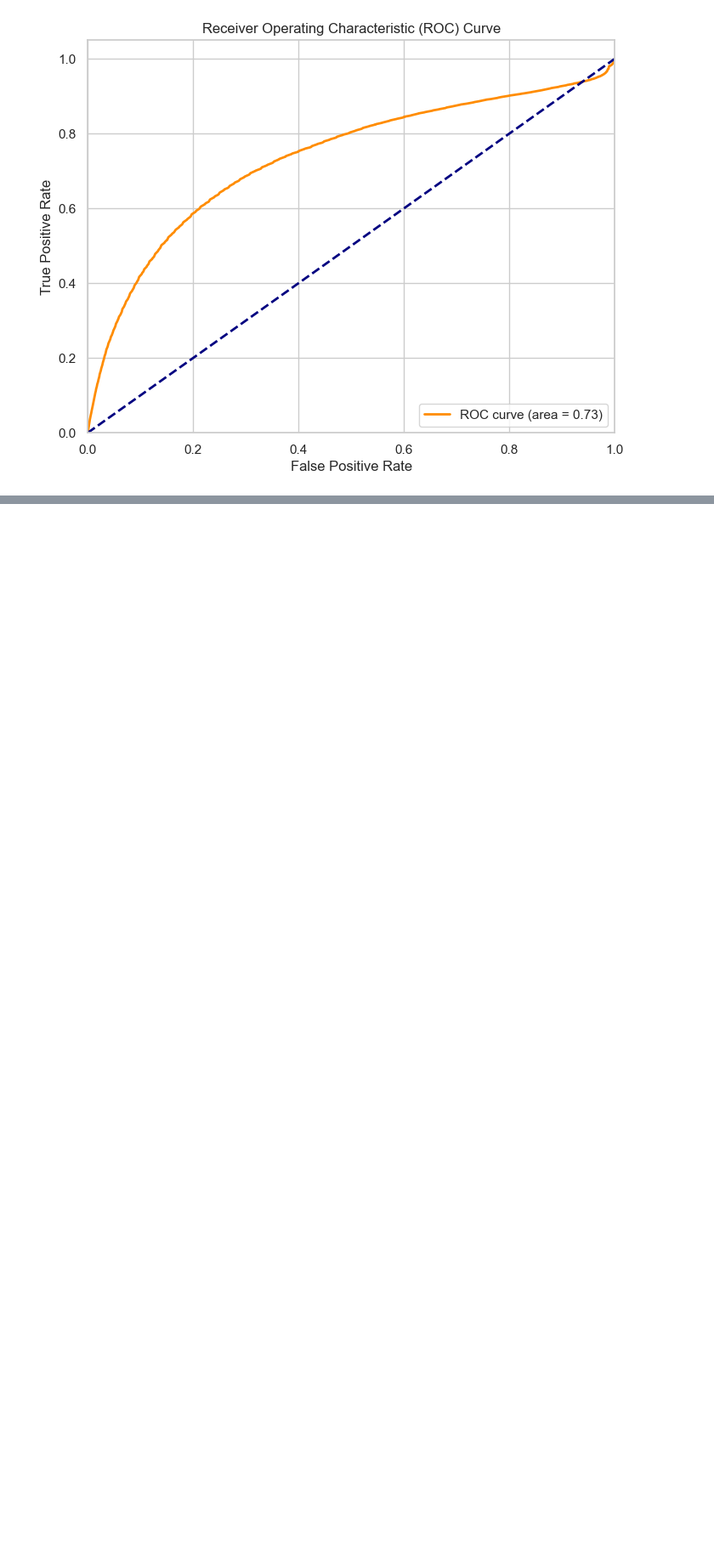
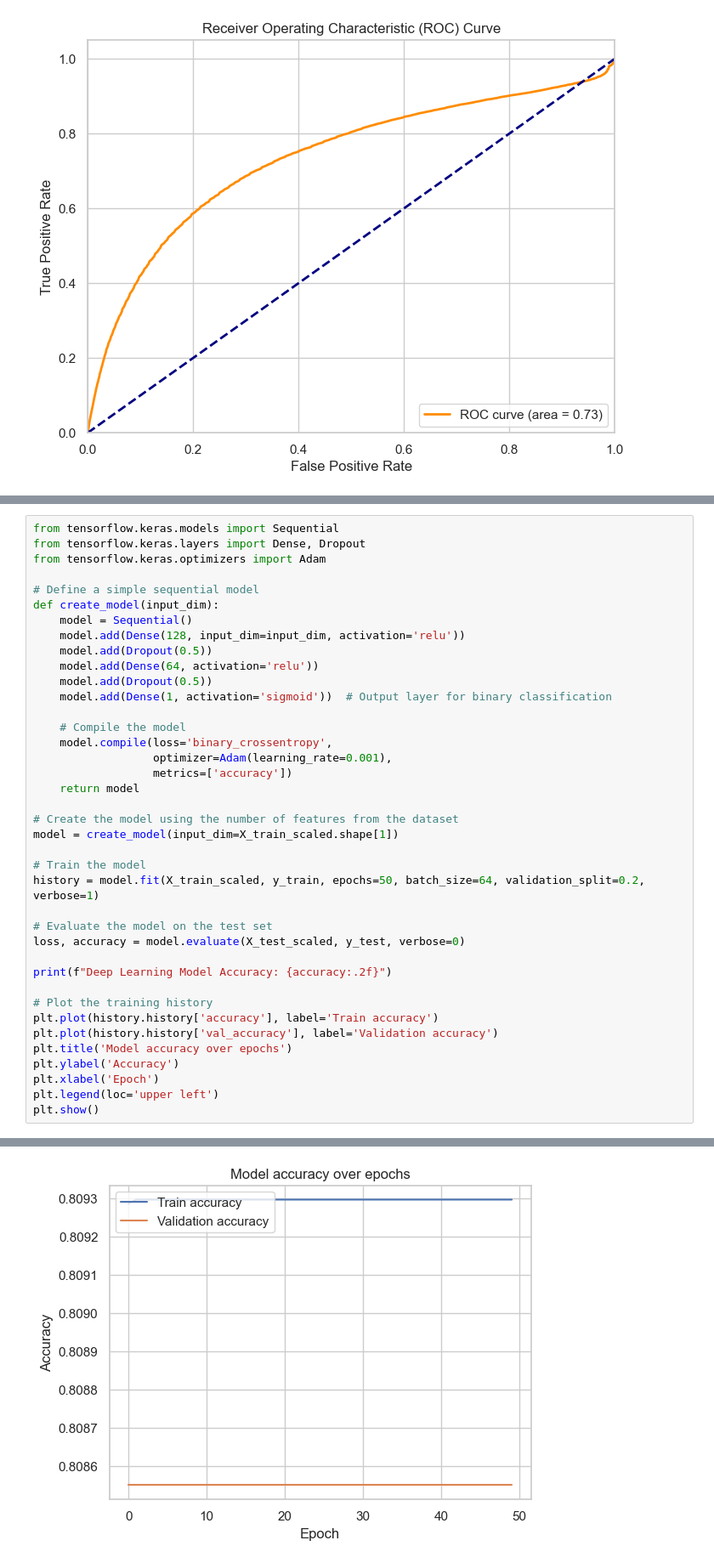
Before and after one commit to MiriJ15/Covid19-Demographic-Analysis, a Jupyter notebook: analysis.ipynb, the cells around one changed output, grey strips where cells are left out. Shown at 85% size. Drawn from its saved outputs; the diff is of its cells as text; blank space fills up the shorter version.

```diff
--- a/analysis.ipynb
+++ b/analysis.ipynb
@@ -165,0 +276,40 @@ plt.show()
+# %%
+from tensorflow.keras.models import Sequential
+from tensorflow.keras.layers import Dense, Dropout
+from tensorflow.keras.optimizers import Adam
+
+# Define a simple sequential model
+def create_model(input_dim):
+    model = Sequential()
+    model.add(Dense(128, input_dim=input_dim, activation='relu'))
+    model.add(Dropout(0.5))
+    model.add(Dense(64, activation='relu'))
+    model.add(Dropout(0.5))
+    model.add(Dense(1, activation='sigmoid'))  # Output layer for binary classification
+
+    # Compile the model
+    model.compile(loss='binary_crossentropy',
+                  optimizer=Adam(learning_rate=0.001),
+                  metrics=['accuracy'])
+    return model
+
+# Create the model using the number of features from the dataset
+model = create_model(input_dim=X_train_scaled.shape[1])
+
+# Train the model
+history = model.fit(X_train_scaled, y_train, epochs=50, batch_size=64, validation_split=0.2, verbose=1)
+
+# Evaluate the model on the test set
+loss, accuracy = model.evaluate(X_test_scaled, y_test, verbose=0)
+
+print(f"Deep Learning Model Accuracy: {accuracy:.2f}")
+
+# Plot the training history
+plt.plot(history.history['accuracy'], label='Train accuracy')
+plt.plot(history.history['val_accuracy'], label='Validation accuracy')
+plt.title('Model accuracy over epochs')
+plt.ylabel('Accuracy')
+plt.xlabel('Epoch')
+plt.legend(loc='upper left')
+plt.show()
+# %% [output]
@@ -165,0 +334 @@ plt.show()
+[figure, added]
```
Also changed, not shown: parts of 4 cells of this notebook, 2 other files.
